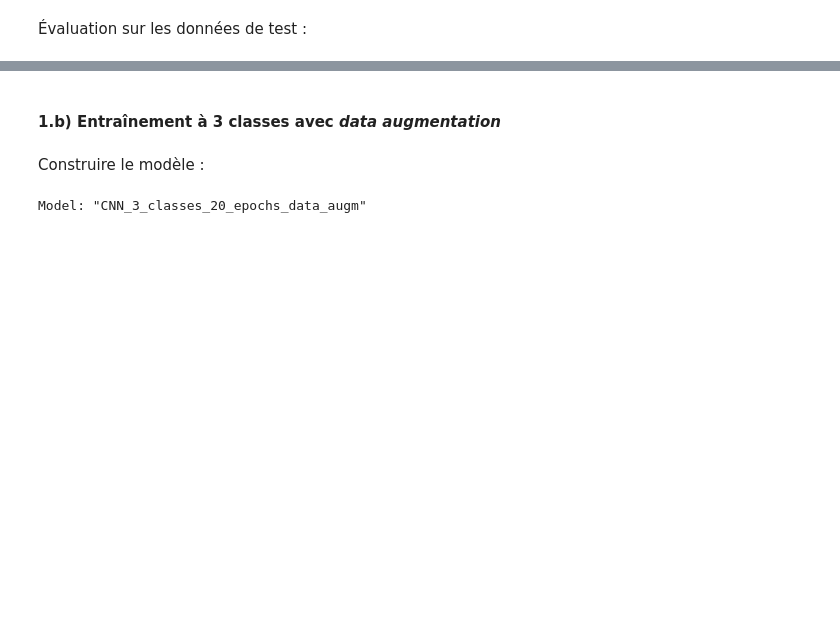
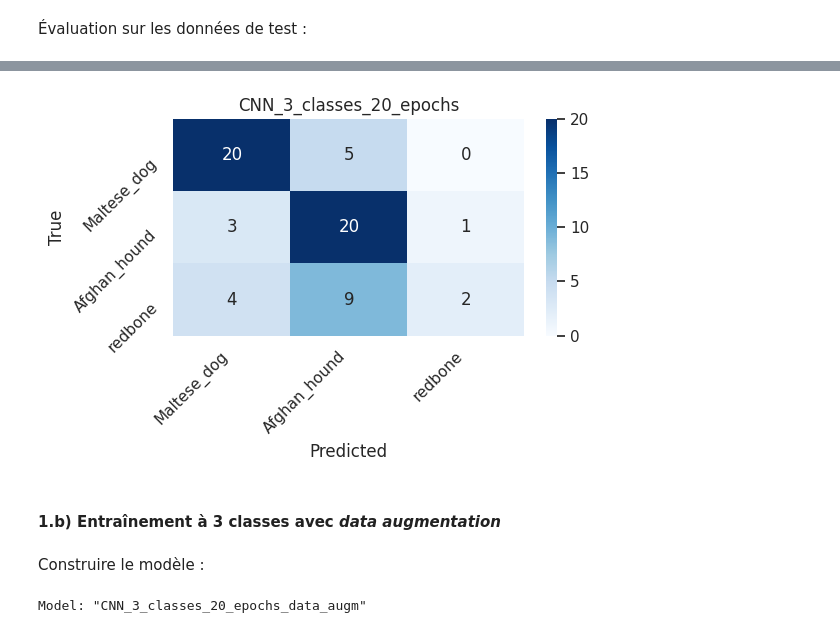
Before and after one commit to kirisakow/oc-dogs-cv-dl, a Jupyter notebook: ISAKOV_Kiril_2_notebook_model_from_scratch_032026.ipynb, the cells around one changed output, grey strips where cells are left out. Cells and saved outputs as stored; diff of their text form; code cells hidden in the pictures; blank space fills up the shorter version.

Commit message:
notebook 2: plot confusion matrix

```diff
--- a/ISAKOV_Kiril_2_notebook_model_from_scratch_032026.ipynb
+++ b/ISAKOV_Kiril_2_notebook_model_from_scratch_032026.ipynb
@@ -209,6 +211,8 @@ input_img_paths = tuple(path.glob('*.jpg') for path in input_img_paths)
 input_img_paths = tuple(it.chain.from_iterable(input_img_paths))
 logr.info(f"Résultat : un tuple de {len(input_img_paths)} images pour les 3 classes de races.")
 breed_labels = tuple(str(path).split('/')[1] for path in input_img_paths)
+breed_labels_encoded = LabelEncoder().fit_transform(breed_labels)
+breed_labels_dict = dict(sorted(zip(breed_labels_encoded, breed_labels)))
 logr.info(f"Distribution des classes : {dict(Counter(breed_labels))}")
 display(dict(Counter(breed_labels)))
 train_frac = 0.8
@@ -327,4 +331,5 @@ logr.info(f"Loss finale de la validation: {history.history['val_loss'][-1]:.4f}"
 # %%
 logr.info(f"Évaluation sur les données de test :")
 logr.info(f"loss, accuracy = {model.evaluate(test_seq)}")
+plot_confusion_matrix(model, test_seq, test_seq.labels, breed_labels_dict.values(), title=f'{experiment_name}')
 # %% [output]
@@ -334,3 +340,4 @@ logr.info(f"loss, accuracy = {model.evaluate(test_seq)}")
+[figure, added]
 # %% [markdown]
 #### 1.b) Entraînement à 3 classes avec *data augmentation*
 # %%
```
Also changed, not shown: parts of 24 cells of this notebook, 1 other file.
